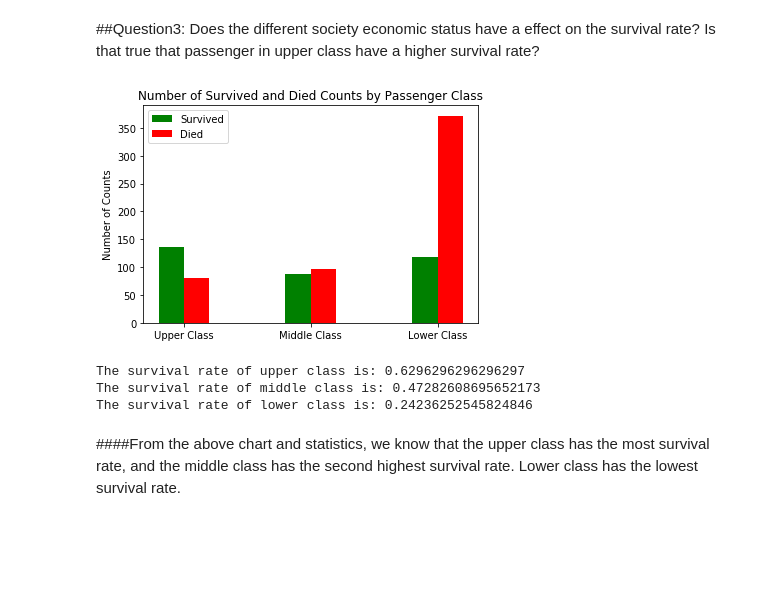
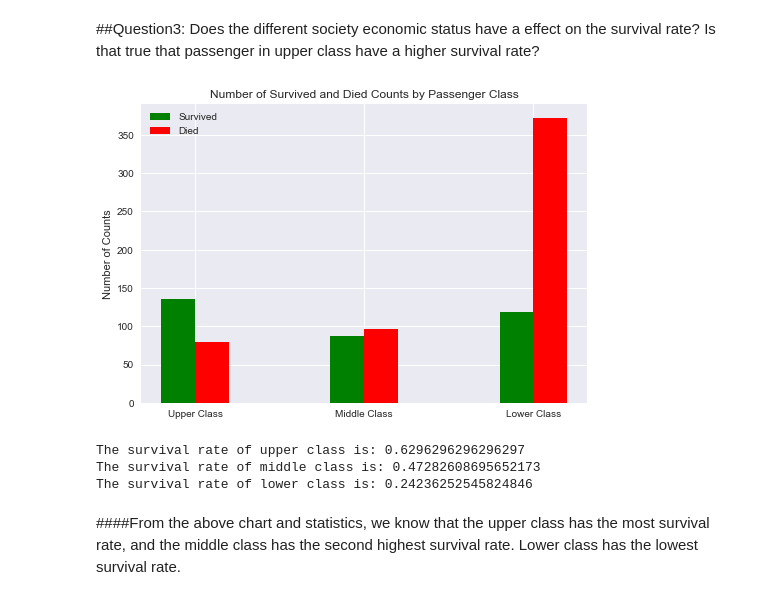
Before and after one commit to duanduan2015/Titanic-Dataset-Analysis, a Jupyter notebook: TitanicDatasetAnalysis.ipynb, the cells around one changed output. Saved outputs shown, nothing was run; the diff lists cells and outputs as text; code cells hidden in the pictures; blank space fills up the shorter version.

```diff
--- a/TitanicDatasetAnalysis.ipynb
+++ b/TitanicDatasetAnalysis.ipynb
@@ -15,8 +15,15 @@
 # %%
 import numpy as np
 import pandas as pd
+import seaborn as sns
 import matplotlib.pyplot as plot
 passengers_df = pd.read_csv('titanic-data.csv')
+def setChartHead(ax, title, x_labels, y_labels, xticks, legends):
+    ax.set_ylabel(y_labels)
+    ax.set_title(title)
+    ax.set_xticks(xticks)
+    ax.set_xticklabels(x_labels)
+    ax.legend(legends)
 # %%
 passengers_df.info()
 # %% [output]
@@ -86,29 +93,25 @@ The survival rate of women is: 0.7420382165605095
 # %%
 upper_class_survival_amount = len(upperClass.loc[upperClass['Survived'] == 1])
 upper_class_died_amount = len(upperClass.loc[upperClass['Survived'] == 0])
 middle_class_survival_amount = len(middleClass.loc[middleClass['Survived'] == 1])
 middle_class_died_amount = len(middleClass.loc[middleClass['Survived'] == 0])
 lower_class_survival_amount = len(lowerClass.loc[lowerClass['Survived'] == 1])
 lower_class_died_amount = len(lowerClass.loc[lowerClass['Survived'] == 0])
 fig, ax = plot.subplots()
 ind = np.arange(3)
 width = 0.2
 rec1 = ax.bar(ind, (upper_class_survival_amount, middle_class_survival_amount, lower_class_survival_amount), width, color='g')
 rec2 = ax.bar(ind + width, (upper_class_died_amount, middle_class_died_amount, lower_class_died_amount), width, color='r')
-ax.set_ylabel('Number of Counts')
-ax.set_title('Number of Survived and Died Counts by Passenger Class')
-ax.set_xticks(ind + width / 2)
-ax.set_xticklabels(("Upper Class", "Middle Class", "Lower Class"))
-ax.legend((rec1[0],rec2[0]),("Survived", "Died"))
+setChartHead(ax, 'Number of Survived and Died Counts by Passenger Class', ["Upper Class", "Middle Class", "Lower Class"], 'Number of Counts', ind + width / 2, ["Survived", "Died"])
 plot.show()
 upper_class_survival_rate = len(upperClass.loc[upperClass['Survived'] == 1]) / len(upperClass)
 print("The survival rate of upper class is: " + str(upper_class_survival_rate))
 middle_class_survival_rate = len(middleClass.loc[middleClass['Survived'] == 1]) / len(middleClass)
 print("The survival rate of middle class is: " + str(middle_class_survival_rate))
 lower_class_survival_rate = len(lowerClass.loc[lowerClass['Survived'] == 1]) / len(lowerClass)
 print("The survival rate of lower class is: " + str(lower_class_survival_rate))
 # %% [output]
-[figure, old version]
+[figure, new version]
 The survival rate of upper class is: 0.6296296296296297
 The survival rate of middle class is: 0.47282608695652173
 The survival rate of lower class is: 0.24236252545824846
```
Also changed, not shown: parts of 19 cells of this notebook.
